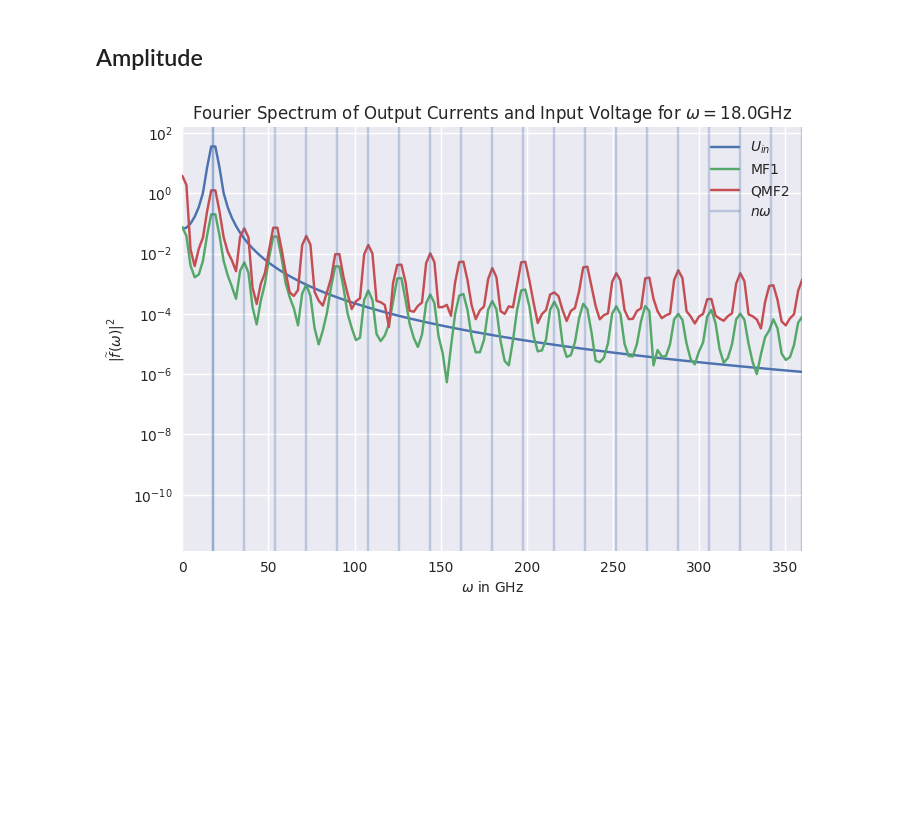
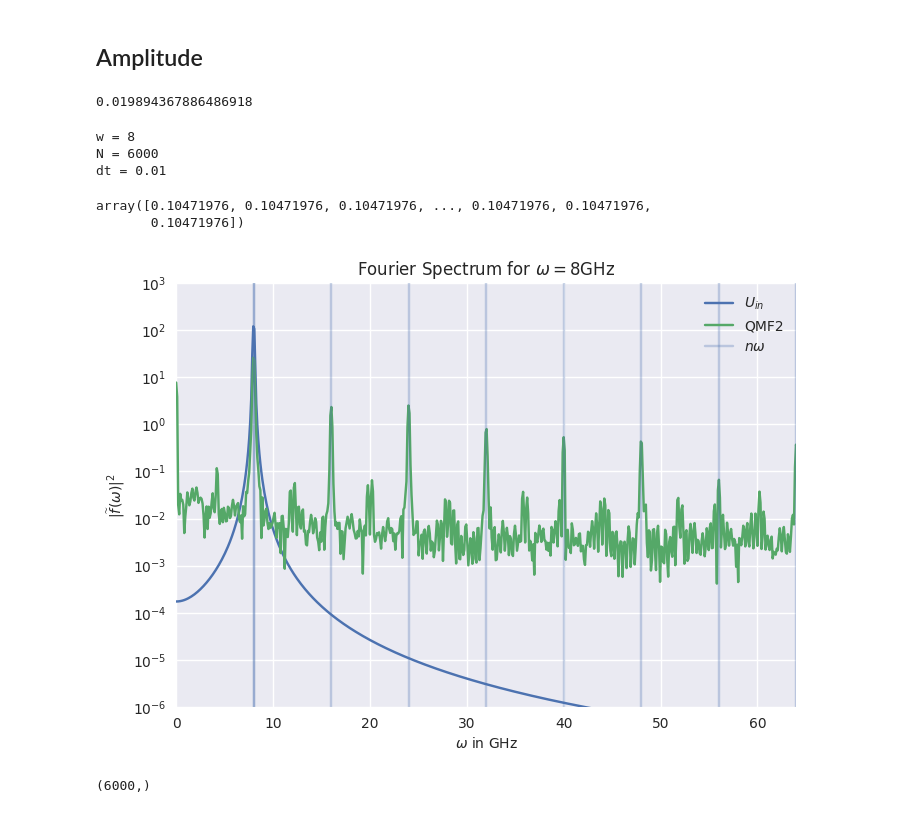
Before and after one commit to evanwonisch/NanoNetsMF, a Jupyter notebook: run/time_dependency/oscillations.ipynb, the cells around one changed output. Drawn from its saved outputs; the diff is of its cells as text; code cells hidden in the pictures; blank space fills up the shorter version.

```diff
--- a/run/time_dependency/oscillations.ipynb
+++ b/run/time_dependency/oscillations.ipynb
@@ -253,4 +254,28 @@ plt.legend()
 # %% [markdown]
 ## Amplitude
 # %%
-(ts, Us, w, dt), (mf_means, mf_currents), (qmf2_means, qmf2_vars, qmf2_currents) = get_data(18)
+# (ts, Us, w, dt), (mf_means, mf_currents), (qmf2_means, qmf2_vars, qmf2_currents) = get_data(25)
+net = Network(3,3,1,[[0,0,0],[2,0,0],[0,2,0],[2,2,0]])
+# %%
+1/2/np.pi/w
+# %% [output]
+0.019894367886486918
+# %%
+w = 8
+N_oscil = 10
+
+t_max = 60
+dt = 0.01
+N = int(t_max / dt)
+ts = np.linspace(0, t_max, N)    # nanoseconds
+U_in = np.sin(w * ts) * 0.09
+
+name_str = "_w="+str(w)
+
+print("w =", w)
+print("N =", N)
+print("dt =", dt)
+# %% [output]
+w = 8
+N = 6000
+dt = 0.01
@@ -257,39 +284,79 @@ plt.legend()
+# %%
+np.diff(freq)
+# %% [output]
+array([0.10471976, 0.10471976, 0.10471976, ..., 0.10471976, 0.10471976,
+       0.10471976])
+# %%
+mf = MeanField(net)
+mf_means = np.zeros((N, 9))
+mf_currents = np.zeros((N, 4))
+means = np.zeros((9))
+for i in range(N):
+    net.set_voltage_config([U_in[i], 0, 0, 0], 0)
+    means = mf.numeric_integration_solve(macrostate = means, N = 1, dt = dt)
+    mf_means[i] = np.copy(means)
+
+    mf_currents[i, 0] = mf.calc_expected_electrode_rates(means, 0) * CONST.electron_charge
+    mf_currents[i, 1] = mf.calc_expected_electrode_rates(means, 1) * CONST.electron_charge
+    mf_currents[i, 2] = mf.calc_expected_electrode_rates(means, 2) * CONST.electron_charge
+    mf_currents[i, 3] = mf.calc_expected_electrode_rates(means, 3) * CONST.electron_charge
+
+
+qmf2 = QuickMeanField2(net)
+qmf2_means = np.zeros((N, 9))
+qmf2_vars = np.zeros((N, 9))
+qmf2_currents = np.zeros((N, 4))
+for i in range(N):
+    net.set_voltage_config([U_in[i], 0, 0, 0], 0)
+    qmf2.numeric_integration_solve(N = 1, dt = dt, reset = False)
+    qmf2_means[i] = np.copy(qmf2.means)
+    qmf2_vars[i] = np.copy(qmf2.vars)
+
+    qmf2_currents[i, 0] = qmf2.calc_expected_electrode_current(0)
+    qmf2_currents[i, 1] = qmf2.calc_expected_electrode_current(1)
+    qmf2_currents[i, 2] = qmf2.calc_expected_electrode_current(2)
+    qmf2_currents[i, 3] = qmf2.calc_expected_electrode_current(3)
 # %%
 bm = scipy.signal.windows.hann(len(ts))
-freq, U_fft = fft(Us * bm)
+freq, U_fft = fft(U_in * bm)
 U_amp = np.abs(U_fft)
 U_phase = np.angle(U_fft)
 
 current = 1
 
 freq, qmf2_current_fft = fft(qmf2_currents[:, current] * bm)
 qmf2_current_amp = np.abs(qmf2_current_fft)
 qmf2_current_phase = np.angle(qmf2_current_fft)
 
 freq, mf_current_fft = fft(mf_currents[:, current] * bm)
 mf_current_amp = np.abs(mf_current_fft)
 mf_current_phase = np.angle(mf_current_fft)
 
 
 plt.plot(freq, U_amp, label = "$U_{in}$")
-plt.plot(freq, mf_current_amp, label = "MF1")
+#plt.plot(freq, mf_current_amp, label = "MF1")
 plt.plot(freq, qmf2_current_amp, label = "QMF2")
 
 plt.axvline(w, alpha = 0.3, label = "$n\\omega$")
 for i in range(1, 50):
     plt.axvline(i*w, alpha = 0.3)
 
 
 
 plt.legend()
 plt.yscale("log")
 
 plt.xlabel("$\\omega$ in GHz")
 plt.ylabel("$|\widetilde f(\\omega)|^2$")
 
-plt.xlim(0, 20 * w)
+plt.xlim(0, 8 * w)
+plt.ylim(1e-6, 1e3)
 
-plt.title("Fourier Spectrum of Output Currents and Input Voltage for $\\omega = "+str(w)+"$GHz")
-plt.savefig("../../output/time_dependence/fourier_quick.pdf")
+plt.title("Fourier Spectrum for $\\omega = "+str(w)+"$GHz")
+plt.savefig("../../output/time_dependence/fourier.pdf")
 # %% [output]
-[figure, old version]
+[figure, new version]
+# %%
+U_in.shape
+# %% [output]
+(6000,)
```
Also changed, not shown: parts of 11 cells of this notebook, 20 other files.
